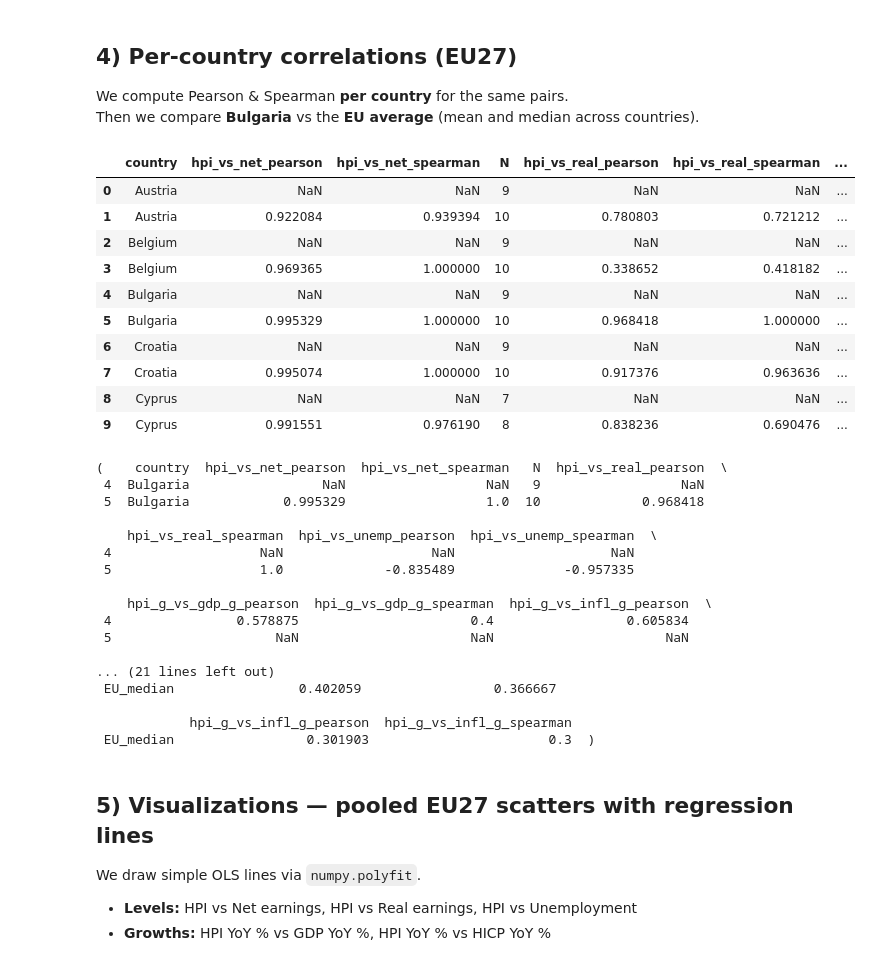
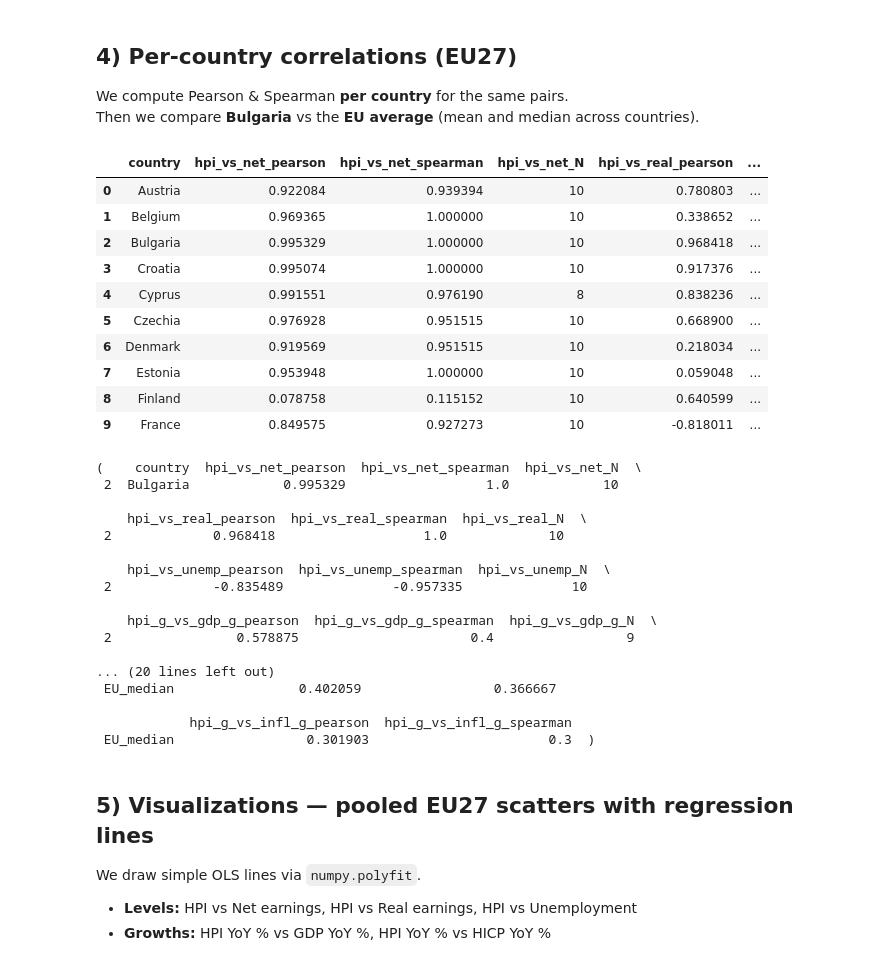
Before and after one commit to YordanBahchevanov/europe-housing-trends, a Jupyter notebook: notebooks/03_correlation_analysis.ipynb, the cells around one changed output. Cells and saved outputs as stored; diff of their text form; code cells hidden in the pictures.

Commit message:
fix: Per-country correlations table

```diff
--- a/notebooks/03_correlation_analysis.ipynb
+++ b/notebooks/03_correlation_analysis.ipynb
@@ -202,46 +202,48 @@ def per_country_block(df: pd.DataFrame, x: str, y: str, label: str) -> pd.DataFr
         Second variable name.
     label : str
         Prefix for output columns (e.g., "hpi_vs_net").
 
     Returns
     -------
     pd.DataFrame
         Columns:
         - country : str
         - {label}_pearson : float
         - {label}_spearman : float
         - N : int
     """
     out = per_country_corr(df, x, y)
     out = out.rename(columns={
         "pearson": f"{label}_pearson",
         "spearman": f"{label}_spearman",
+        "N": f"{label}_N",
     })
-    return out[["country", f"{label}_pearson", f"{label}_spearman", "N"]]
+    return out[["country", f"{label}_pearson", f"{label}_spearman", f"{label}_N"]]
 
 blocks = []
 blocks.append(per_country_block(eu, "house_price_index", "net_earnings", "hpi_vs_net"))
 blocks.append(per_country_block(eu, "house_price_index", "real_earnings", "hpi_vs_real"))
 blocks.append(per_country_block(eu, "house_price_index", "unemployment_rate", "hpi_vs_unemp"))
 blocks.append(per_country_block(eu, "house_price_index_growth_pct", "gdp_per_capita_growth_pct", "hpi_g_vs_gdp_g"))
 blocks.append(per_country_block(eu, "house_price_index_growth_pct", "hicp_index_growth_pct", "hpi_g_vs_infl_g"))
 
 from functools import reduce
-per_geo = reduce(lambda L, R: pd.merge(L, R, on=["country","N"], how="outer"), blocks)
+# per_geo = reduce(lambda L, R: pd.merge(L, R, on=["country","N"], how="outer"), blocks)
+per_geo = reduce(lambda L, R: pd.merge(L, R, on="country", how="outer"), blocks)
 per_geo = per_geo.sort_values("country").reset_index(drop=True)
 per_geo.head(10)
 # %% [output]
-|  | country | hpi_vs_net_pearson | hpi_vs_net_spearman | N | hpi_vs_real_pearson | hpi_vs_real_spearman | ... |
-| 0 | Austria | NaN | NaN | 9 | NaN | NaN | ... |
-| 1 | Austria | 0.922084 | 0.939394 | 10 | 0.780803 | 0.721212 | ... |
-| 2 | Belgium | NaN | NaN | 9 | NaN | NaN | ... |
-| 3 | Belgium | 0.969365 | 1.000000 | 10 | 0.338652 | 0.418182 | ... |
-| 4 | Bulgaria | NaN | NaN | 9 | NaN | NaN | ... |
-| 5 | Bulgaria | 0.995329 | 1.000000 | 10 | 0.968418 | 1.000000 | ... |
-| 6 | Croatia | NaN | NaN | 9 | NaN | NaN | ... |
-| 7 | Croatia | 0.995074 | 1.000000 | 10 | 0.917376 | 0.963636 | ... |
-| 8 | Cyprus | NaN | NaN | 7 | NaN | NaN | ... |
-| 9 | Cyprus | 0.991551 | 0.976190 | 8 | 0.838236 | 0.690476 | ... |
+|  | country | hpi_vs_net_pearson | hpi_vs_net_spearman | hpi_vs_net_N | hpi_vs_real_pearson | ... |
+| 0 | Austria | 0.922084 | 0.939394 | 10 | 0.780803 | ... |
+| 1 | Belgium | 0.969365 | 1.000000 | 10 | 0.338652 | ... |
+| 2 | Bulgaria | 0.995329 | 1.000000 | 10 | 0.968418 | ... |
+| 3 | Croatia | 0.995074 | 1.000000 | 10 | 0.917376 | ... |
+| 4 | Cyprus | 0.991551 | 0.976190 | 8 | 0.838236 | ... |
+| 5 | Czechia | 0.976928 | 0.951515 | 10 | 0.668900 | ... |
+| 6 | Denmark | 0.919569 | 0.951515 | 10 | 0.218034 | ... |
+| 7 | Estonia | 0.953948 | 1.000000 | 10 | 0.059048 | ... |
+| 8 | Finland | 0.078758 | 0.115152 | 10 | 0.640599 | ... |
+| 9 | France | 0.849575 | 0.927273 | 10 | -0.818011 | ... |
 # %%
 def summarize_country(df: pd.DataFrame, country: str = "Bulgaria") -> Tuple[pd.DataFrame, pd.DataFrame, pd.DataFrame]:
     """
@@ -266,26 +268,35 @@ def summarize_country(df: pd.DataFrame, country: str = "Bulgaria") -> Tuple[pd.D
     - Non-numeric columns ('country', 'N') are excluded from mean/median.
     """
     row = df[df["country"] == country]
-    eu_mean = df.drop(columns=["country", "N"]).mean(numeric_only=True).to_frame("EU_mean").T
-    eu_median = df.drop(columns=["country", "N"]).median(numeric_only=True).to_frame("EU_median").T
+
+    if row.empty:
+        print(f"WARNING: '{country}' not found in table.")
+
+    num_cols = df.select_dtypes(include="number").columns
+
+    exclude = { "N" } | {c for c in num_cols if c.endswith("_N")}
+    metric_cols = [c for c in num_cols if c not in exclude]
+
+    eu_mean = df[metric_cols].mean().to_frame("EU_mean").T
+    eu_median = df[metric_cols].median().to_frame("EU_median").T
     return row, eu_mean, eu_median
 
 bg_row, eu_mean, eu_median = summarize_country(per_geo, "Bulgaria")
 bg_row, eu_mean, eu_median
 # %% [output]
-(    country  hpi_vs_net_pearson  hpi_vs_net_spearman   N  hpi_vs_real_pearson  \
- 4  Bulgaria                 NaN                  NaN   9                  NaN
- 5  Bulgaria            0.995329                  1.0  10             0.968418
+(    country  hpi_vs_net_pearson  hpi_vs_net_spearman  hpi_vs_net_N  \
+ 2  Bulgaria            0.995329                  1.0            10
 
-    hpi_vs_real_spearman  hpi_vs_unemp_pearson  hpi_vs_unemp_spearman  \
- 4                   NaN                   NaN                    NaN
- 5                   1.0             -0.835489              -0.957335
+    hpi_vs_real_pearson  hpi_vs_real_spearman  hpi_vs_real_N  \
+ 2             0.968418                   1.0             10
 
-    hpi_g_vs_gdp_g_pearson  hpi_g_vs_gdp_g_spearman  hpi_g_vs_infl_g_pearson  \
- 4                0.578875                      0.4                 0.605834
- 5                     NaN                      NaN                      NaN
+    hpi_vs_unemp_pearson  hpi_vs_unemp_spearman  hpi_vs_unemp_N  \
+ 2             -0.835489              -0.957335              10
 
-... (21 lines left out)
+    hpi_g_vs_gdp_g_pearson  hpi_g_vs_gdp_g_spearman  hpi_g_vs_gdp_g_N  \
+ 2                0.578875                      0.4                 9
+
+... (20 lines left out)
  EU_median                0.402059                 0.366667
 
             hpi_g_vs_infl_g_pearson  hpi_g_vs_infl_g_spearman
```
